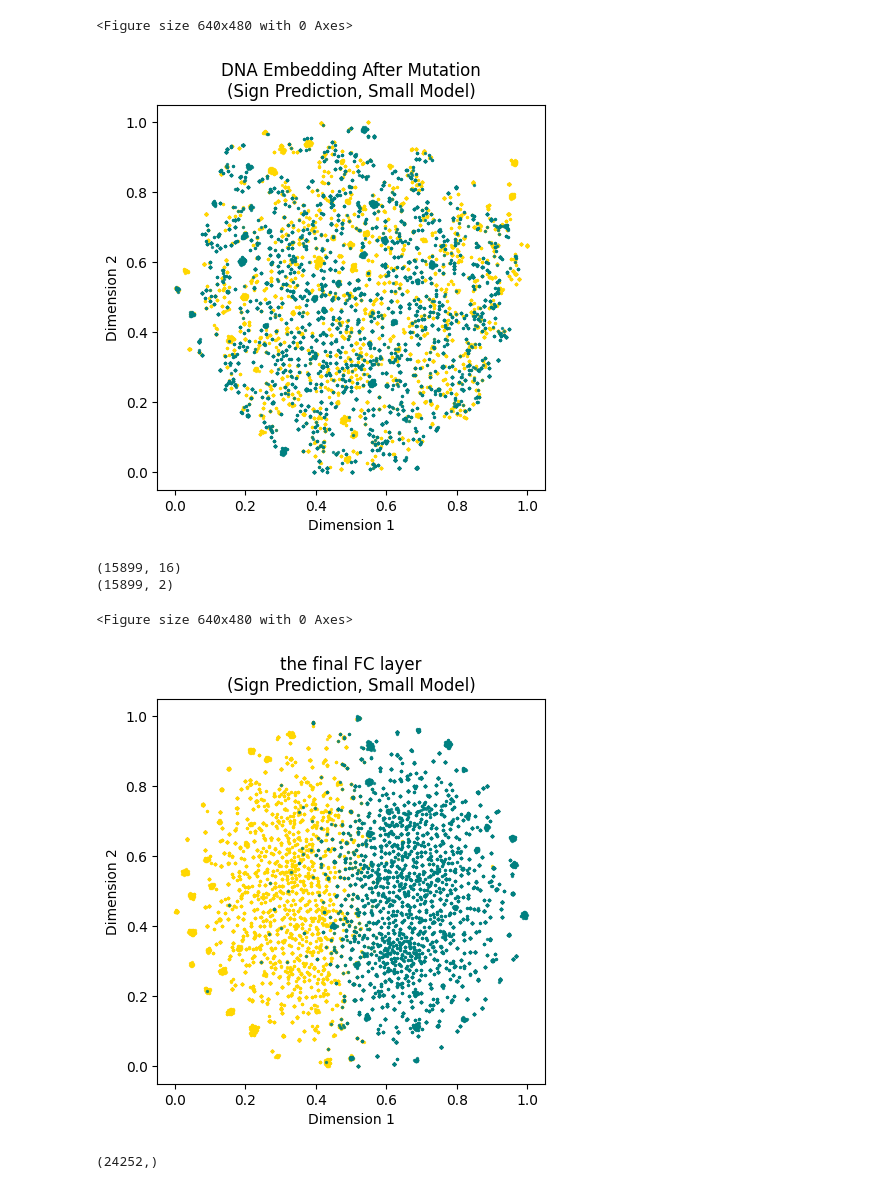
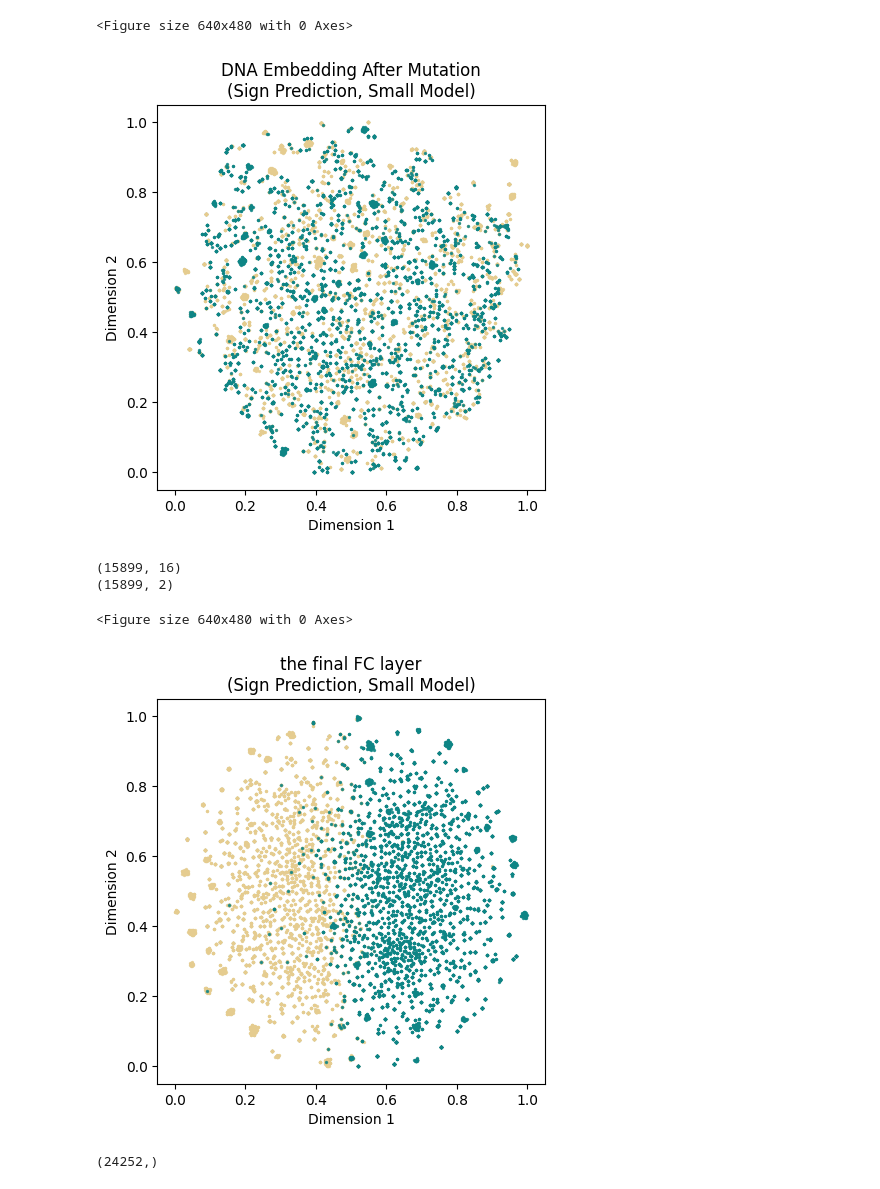
Before and after one commit to Liuzhe30/Methven, a Jupyter notebook: experiment/03-representation-visualization(sign-prediction).ipynb, the cells around one changed output. Saved outputs shown, nothing was run; the diff lists cells and outputs as text; code cells hidden in the pictures.

```diff
--- a/experiment/03-representation-visualization(sign-prediction).ipynb
+++ b/experiment/03-representation-visualization(sign-prediction).ipynb
@@ -53,7 +53,7 @@ result = (result - x_min) / (x_max - x_min)
 (15899, 2)
 <Figure size 640x480 with 0 Axes>
 # %%
-color = ["#008080","#FFD700"]
+color = ["#0E8585","#E5CC8F"]
 
 ax = plt.subplots(figsize=(5,5))
 for i in range(result.shape[0]):
@@ -86,7 +86,7 @@ result = (result - x_min) / (x_max - x_min)
 (15899, 2)
 <Figure size 640x480 with 0 Axes>
 # %%
-color = ["#008080","#FFD700"]
+color = ["#0E8585","#E5CC8F"]
 
 ax = plt.subplots(figsize=(5,5))
 for i in range(result.shape[0]):
@@ -102,7 +102,7 @@ plt.title('DNA Embedding After Mutation\n(Sign Prediction, Small Model)')
 plt.savefig('images/tsne/input-small2.png',dpi=300, bbox_inches = 'tight')
 plt.show()
 # %% [output]
-[figure, old version]
+[figure, new version]
 # %%
 fig = plt.figure()
 tsne = TSNE(n_components=2, init='pca', random_state=0)
@@ -117,23 +117,23 @@ result = (result - x_min) / (x_max - x_min)
 (15899, 2)
 <Figure size 640x480 with 0 Axes>
 # %%
-color = ["#008080","#FFD700"]
+color = ["#0E8585","#E5CC8F"]
 
 ax = plt.subplots(figsize=(5,5))
 for i in range(result.shape[0]):
     if(label[i] == 1):
         s2 = plt.scatter(result[i, 0], result[i, 1],s=2,color=color[label[i]],alpha=0.8)
 for i in range(result.shape[0]):
     if(label[i] == 0):
         s1 = plt.scatter(result[i, 0], result[i, 1],s=2,color=color[label[i]],alpha=0.8)
 plt.xlabel('Dimension 1')
 plt.ylabel('Dimension 2')
 plt.title('the final FC layer\n(Sign Prediction, Small Model)')
 #plt.legend((s1,s2),('Down-regulation','Up-regulation') ,loc = 'best')
 plt.savefig('images/tsne/output-small.png',dpi=300, bbox_inches = 'tight')
 plt.show()
 # %% [output]
-[figure, old version]
+[figure, new version]
 # %%
 # load datasets
 input = np.load("../model/middle_output/large_input.npy",allow_pickle=True)
```
Also changed, not shown: parts of 4 cells of this notebook, 1 other file.
